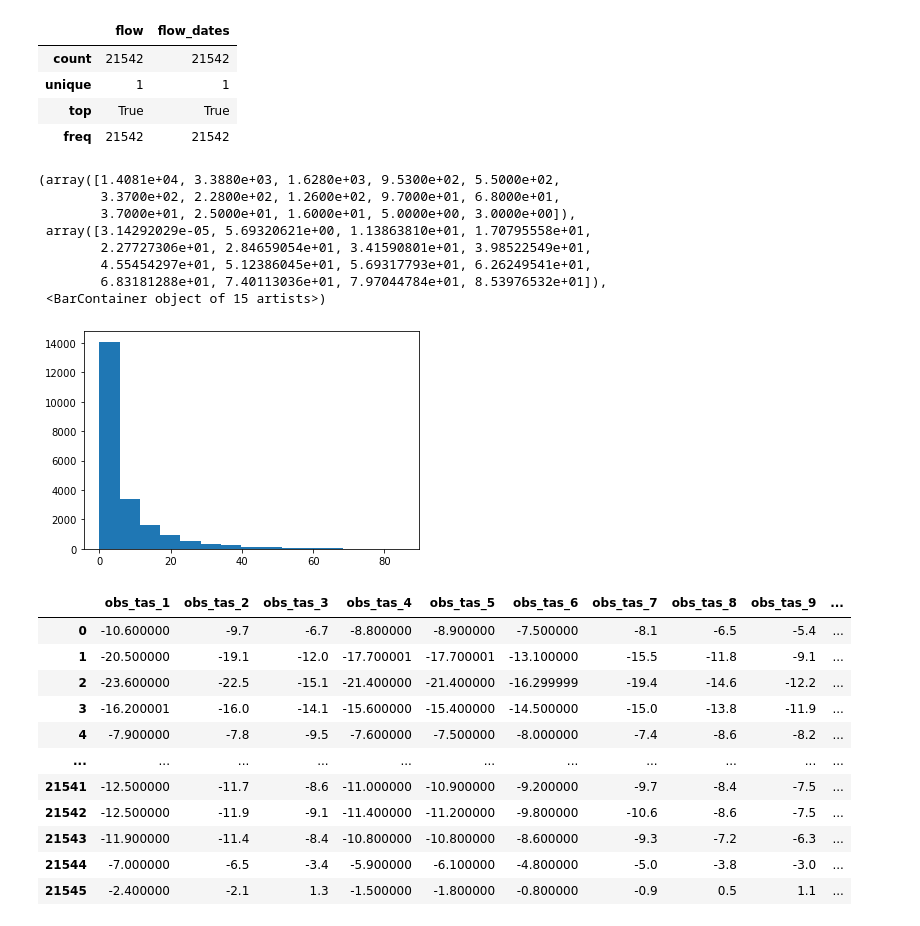
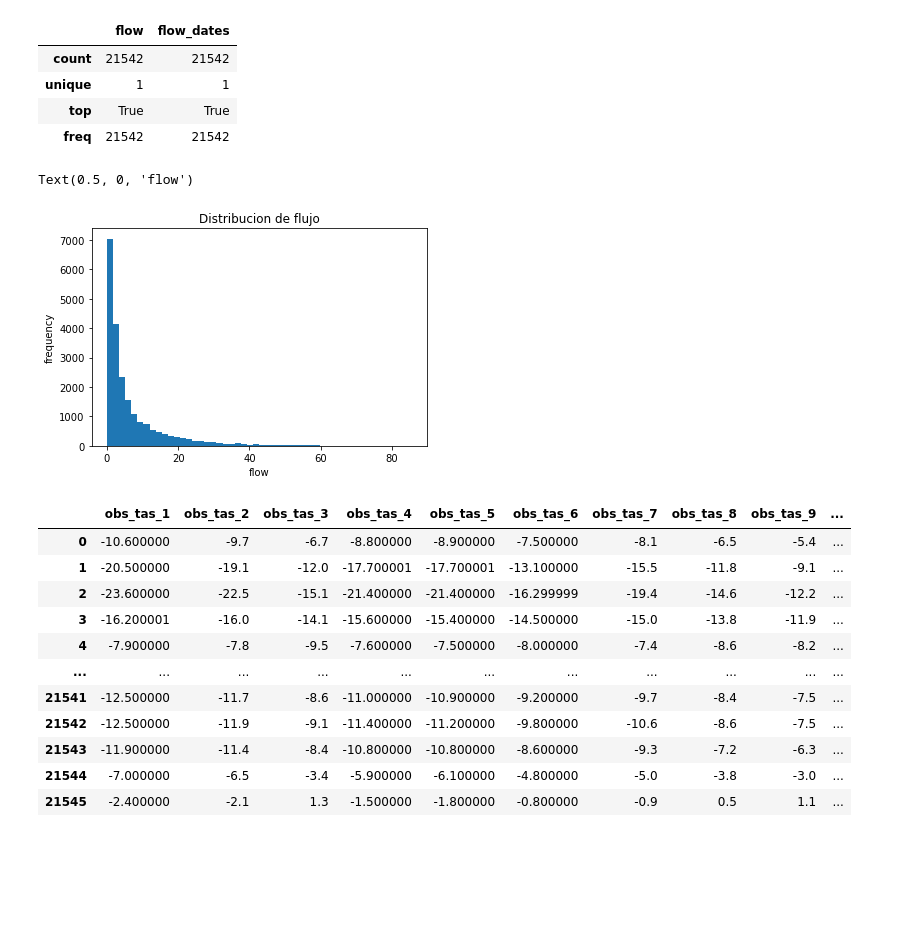
Before and after one commit to Jairo22EnriqueTec/CienciaDatosTopologia, a Jupyter notebook: Analisis.ipynb, the cells around one changed output. Cells and saved outputs as stored; diff of their text form; code cells hidden in the pictures; blank space fills up the shorter version.

```diff
--- a/Analisis.ipynb
+++ b/Analisis.ipynb
@@ -109,18 +110,14 @@ data_flow.notnull().describe()
 | unique | 1 | 1 |
 | top | True | True |
 | freq | 21542 | 21542 |
-# %%
-plt.hist(data_flow['flow'], 15)
-# %% [output]
-(array([1.4081e+04, 3.3880e+03, 1.6280e+03, 9.5300e+02, 5.5000e+02,
-        3.3700e+02, 2.2800e+02, 1.2600e+02, 9.7000e+01, 6.8000e+01,
-        3.7000e+01, 2.5000e+01, 1.6000e+01, 5.0000e+00, 3.0000e+00]),
- array([3.14292029e-05, 5.69320621e+00, 1.13863810e+01, 1.70795558e+01,
-        2.27727306e+01, 2.84659054e+01, 3.41590801e+01, 3.98522549e+01,
-        4.55454297e+01, 5.12386045e+01, 5.69317793e+01, 6.26249541e+01,
-        6.83181288e+01, 7.40113036e+01, 7.97044784e+01, 8.53976532e+01]),
- <BarContainer object of 15 artists>)
-[figure, removed]
+# %%
+plt.hist(data_flow['flow'], 50)
+plt.title('Distribucion de flujo')
+plt.ylabel('frequency')
+plt.xlabel('flow')
+# %% [output]
+Text(0.5, 0, 'flow')
+[figure, added]
 # %%
 # Creamos una tabla de tempraturas, precipitaciones y sus fechas
 
```
Also changed, not shown: parts of 7 cells of this notebook.
